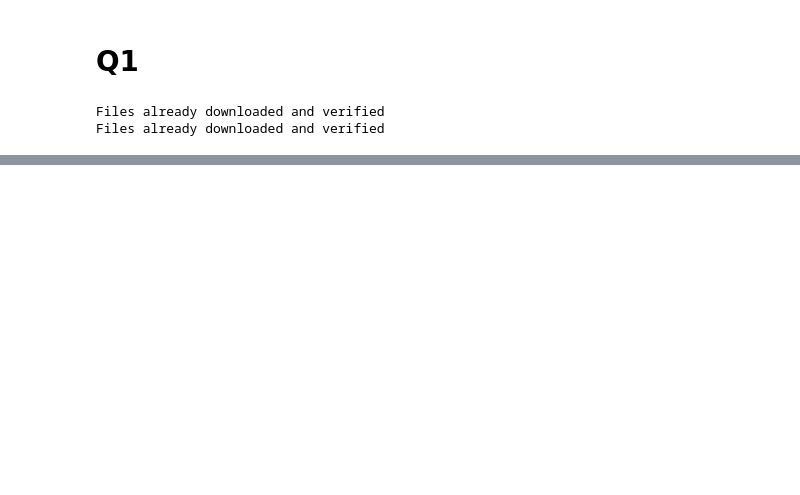
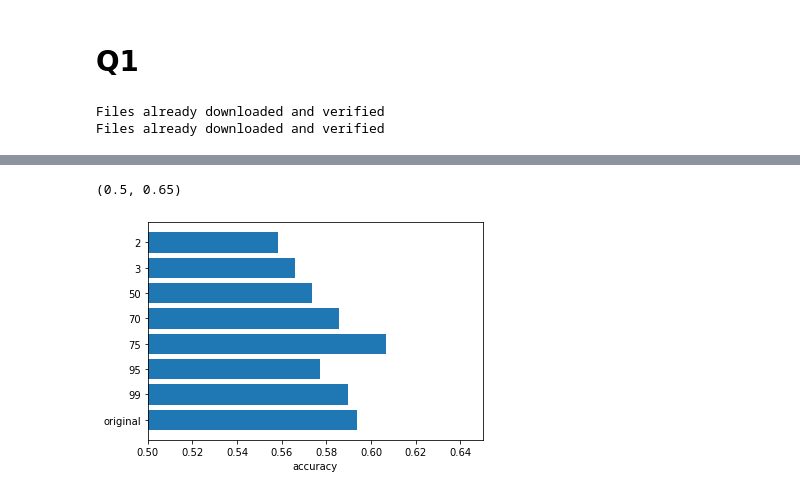
Before and after one commit to TaoHong888/ML, a Jupyter notebook: COM4509-6509_Assignment_2_UCard_XXXXXXXXX.ipynb, the cells around one changed output, grey strips where cells are left out. Saved outputs shown, nothing was run; the diff lists cells and outputs as text; code cells hidden in the pictures; blank space fills up the shorter version.

```diff
--- a/COM4509-6509_Assignment_2_UCard_XXXXXXXXX.ipynb
+++ b/COM4509-6509_Assignment_2_UCard_XXXXXXXXX.ipynb
@@ -75,0 +160,25 @@ tensor([[[[-0.2314, -0.0275,  0.0667,  ..., -0.1216, -0.2000,  0.1137],
+# %%
+# 2c
+# Evalaute the eight Naive Bayes classifiers on the test set in terms of classification accuracy and
+# visualise their performance using a bar graph.
+from sklearn.metrics import accuracy_score
+accuracy = [
+    accuracy_score(train_original_clf.predict(pac_test_original),pac_test_y),
+    accuracy_score(train_99_clf.predict(pac_test_99),pac_test_y),
+    accuracy_score(train_95_clf.predict(pac_test_95),pac_test_y),
+    accuracy_score(train_75_clf.predict(pac_test_75),pac_test_y),
+    accuracy_score(train_70_clf.predict(pac_test_70),pac_test_y),
+    accuracy_score(train_50_clf.predict(pac_test_50),pac_test_y),
+    accuracy_score(train_3_clf.predict(pac_test_3),pac_test_y),
+    accuracy_score(train_2_clf.predict(pac_test_2),pac_test_y),
+]
+# %%
+import matplotlib.pyplot as plt
+datanames = ['original','99','95','75','70','50','3','2']
+plt.barh(np.arange(len(datanames)), accuracy)
+plt.yticks(np.arange(len(datanames)), datanames)
+plt.xlabel('accuracy')
+plt.xlim(0.5,0.65)
+# %% [output]
+(0.5, 0.65)
+[figure, added]
```
Also changed, not shown: parts of 52 cells of this notebook.
